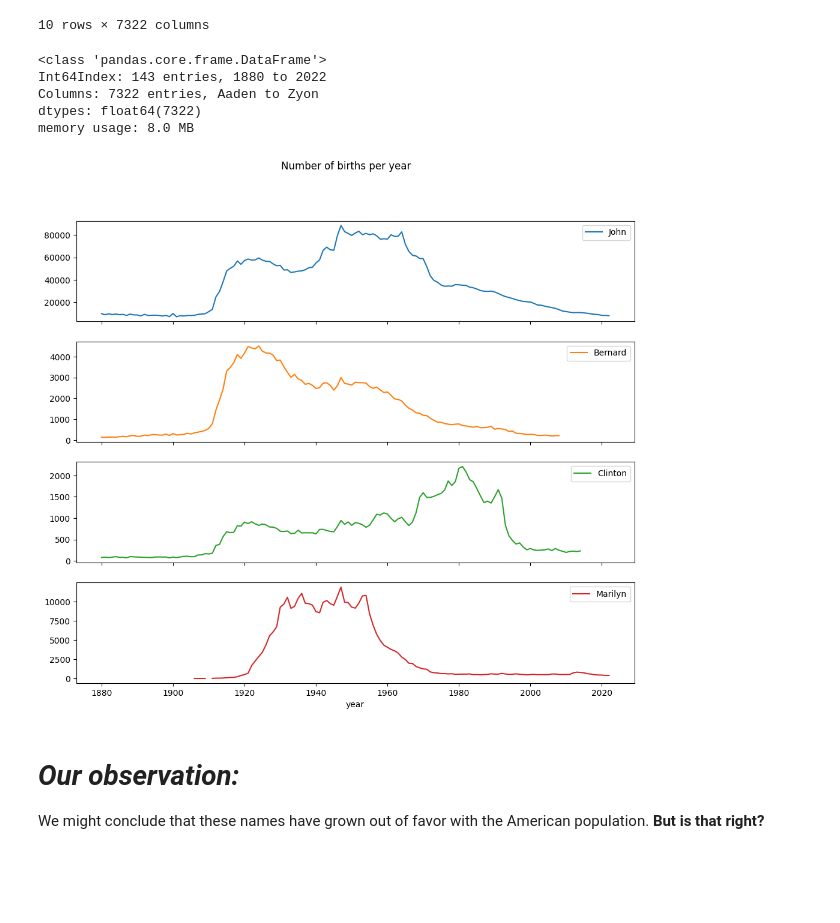
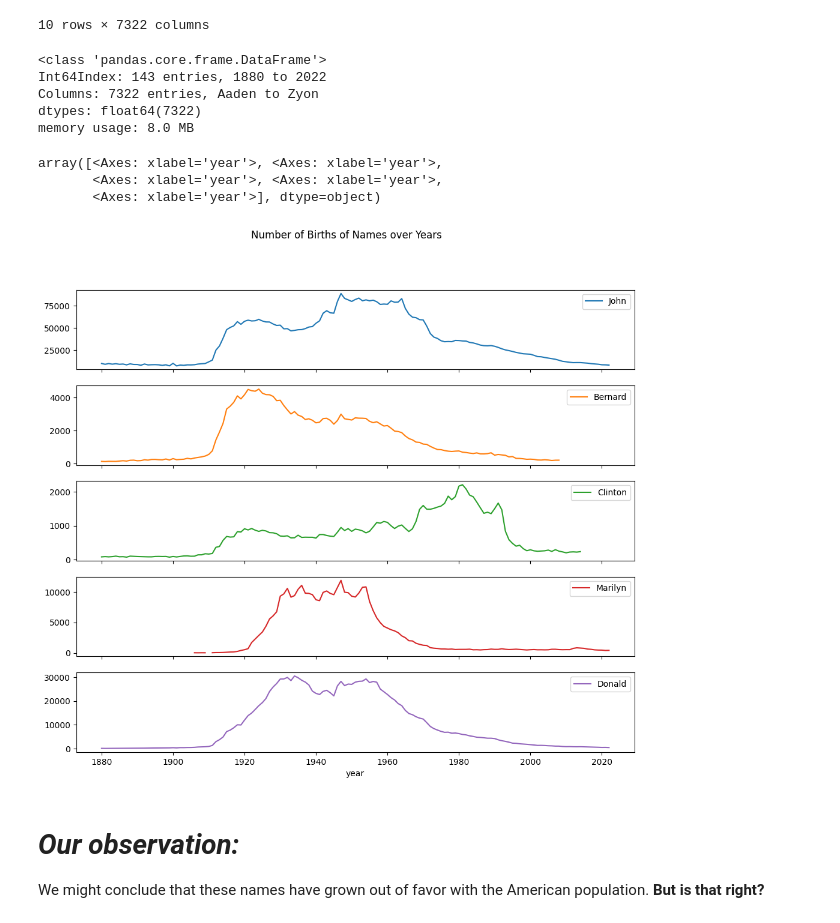
Before and after one commit to azrazainol/DS-Week-15, a Jupyter notebook: Data_Science_Week_15.ipynb, the cells around one changed output. Drawn from its saved outputs; the diff is of its cells as text; code cells hidden in the pictures; blank space fills up the shorter version.

```diff
--- a/Data_Science_Week_15.ipynb
+++ b/Data_Science_Week_15.ipynb
@@ -663,6 +663,8 @@ Read this [interesting article](https://www.pewresearch.org/short-reads/2022/08/
 def add_prop(group):
     group["prop"] = group["births"] / group["births"].sum()
     return group
+
+names = names.groupby(["year", "sex"], group_keys = False).apply(add_prop)
 # %%
 # Display names DataFrame
 names
@@ -702,12 +705,13 @@ def get_top1000(group):
     return group.sort_values("births", ascending=False)[:1000]
 
 # Create intermediate file
-
+grouped = names.groupby(["year", "sex"])
 
 # Get top 1000 data
-
+top1K = grouped.apply(get_top1000)
 
 # Display top few rows
+top1K.head(10)
 # %% [output]
 |  |  |  | name | sex | births | year | prop |
 | year | sex |  |  |  |  |  |  |
@@ -719,5 +728,7 @@ def get_top1000(group):
 # %%
 # Drop the group index
+top1K = top1K.reset_index(drop = True)
+top1K
 # %% [output]
 |  | name | sex | births | year | prop |
 | 0 | Mary | F | 7065 | 1880 | 0.077642 |
@@ -739,5 +752,7 @@ def get_top1000(group):
 # %%
 # form a pivot table of the total number of births by year and name
+total_births = top1K.pivot_table("births", index = "year", columns = "name", aggfunc = sum)
+total_births.head(10)
 # %% [output]
 | name | Aaden | Aadhya | Aaliyah | Aanya | Aarav | Aarna | Aaron | Aarush | Aarya | Aayan | ... | ... |
 | year |  |  |  |  |  |  |  |  |  |  |  | ... |
@@ -754,19 +769,23 @@ def get_top1000(group):
 10 rows × 7322 columns
 # %%
 # Get total births info
-
+total_births.info()
 
 # Subset of names
-
+subset = total_births[["John", "Bernard", "Clinton", "Marilyn", "Donald"]]
 
 # Plot line plot
+subset.plot(subplots = True, figsize = (12, 10), title = "Number of Births of Names over Years")
 # %% [output]
 <class 'pandas.core.frame.DataFrame'>
 Int64Index: 143 entries, 1880 to 2022
 Columns: 7322 entries, Aaden to Zyon
 dtypes: float64(7322)
 memory usage: 8.0 MB
+array([<Axes: xlabel='year'>, <Axes: xlabel='year'>,
+       <Axes: xlabel='year'>, <Axes: xlabel='year'>,
+       <Axes: xlabel='year'>], dtype=object)
-[figure, old version]
+[figure, new version]
 # %% [markdown]
 # ***Our observation:***
 
```
Also changed, not shown: parts of 6 cells of this notebook.
